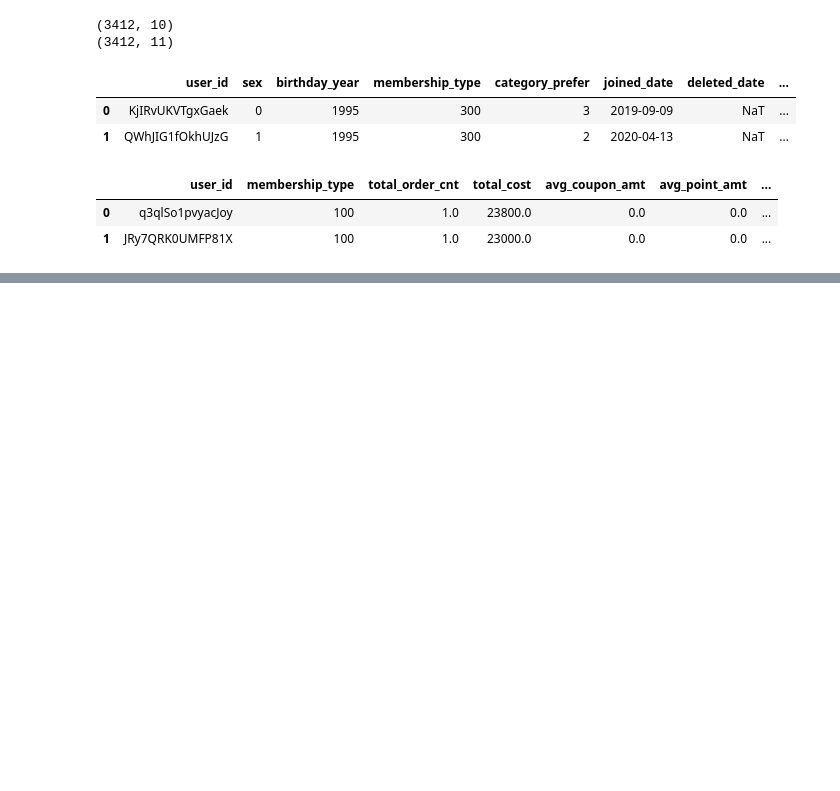
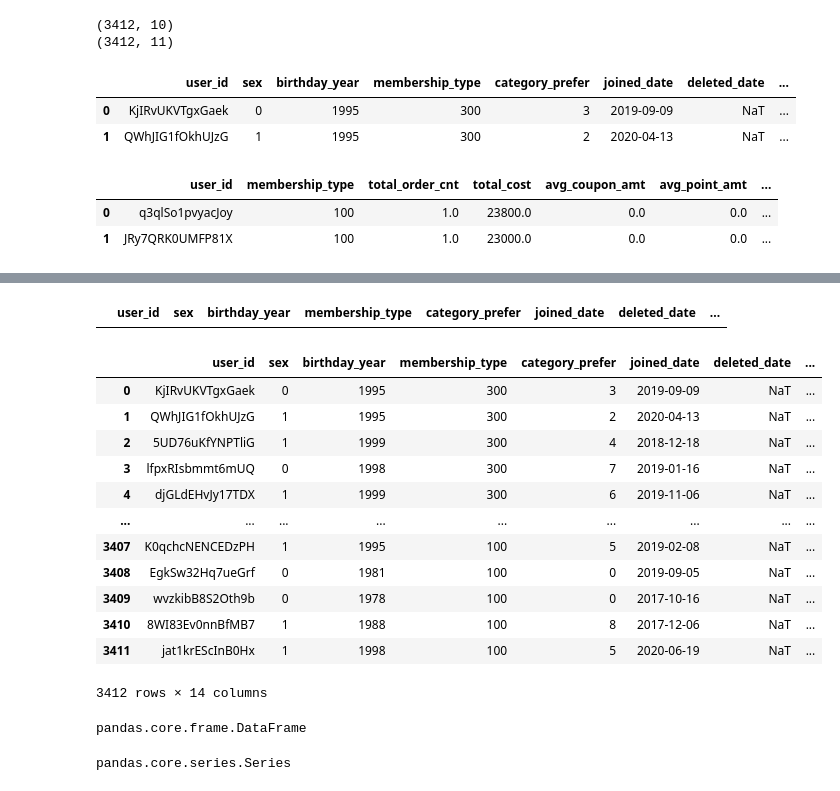
Before and after one commit to Vaycold/Python_ML, a Jupyter notebook: Clustering/E-commerce Data.ipynb, the cells around one changed output, grey strips where cells are left out. Saved outputs shown, nothing was run; the diff lists cells and outputs as text; code cells hidden in the pictures; blank space fills up the shorter version.

```diff
--- a/Clustering/E-commerce Data.ipynb
+++ b/Clustering/E-commerce Data.ipynb
@@ -61,0 +71,5 @@ user_stats_df.head(2)
+# %%
+# 고객의 나이정보 생성
+this_year = 2021
+user_meta_df['age'] =this_year - user_meta_df['birthday_year'] + 1
+user_meta_df.head(2)
@@ -61,0 +183,32 @@ user_stats_df.head(2)
+# %%
+# 2. 고객 메타 데이터는 user_id 기준으로 unique 해야 되기 때문에 중복 데이터를 확인하자
+user_meta_df[user_meta_df.duplicated(['user_id'])]
+# %% [output]
+|  | user_id | sex | birthday_year | membership_type | category_prefer | joined_date | deleted_date | ... |
+# %%
+# 중복데이터가 있다면 지우자.
+user_meta_df.drop_duplicates(subset='user_id')
+# %% [output]
+|  | user_id | sex | birthday_year | membership_type | category_prefer | joined_date | deleted_date | ... |
+| 0 | KjIRvUKVTgxGaek | 0 | 1995 | 300 | 3 | 2019-09-09 | NaT | ... |
+| 1 | QWhJIG1fOkhUJzG | 1 | 1995 | 300 | 2 | 2020-04-13 | NaT | ... |
+| 2 | 5UD76uKfYNPTliG | 1 | 1999 | 300 | 4 | 2018-12-18 | NaT | ... |
+| 3 | lfpxRIsbmmt6mUQ | 0 | 1998 | 300 | 7 | 2019-01-16 | NaT | ... |
+| 4 | djGLdEHvJy17TDX | 1 | 1999 | 300 | 6 | 2019-11-06 | NaT | ... |
+| ... | ... | ... | ... | ... | ... | ... | ... | ... |
+| 3407 | K0qchcNENCEDzPH | 1 | 1995 | 100 | 5 | 2019-02-08 | NaT | ... |
+| 3408 | EgkSw32Hq7ueGrf | 0 | 1981 | 100 | 0 | 2019-09-05 | NaT | ... |
+| 3409 | wvzkibB8S2Oth9b | 0 | 1978 | 100 | 0 | 2017-10-16 | NaT | ... |
+| 3410 | 8WI83Ev0nnBfMB7 | 1 | 1988 | 100 | 8 | 2017-12-06 | NaT | ... |
+| 3411 | jat1krEScInB0Hx | 1 | 1998 | 100 | 5 | 2020-06-19 | NaT | ... |
+3412 rows × 14 columns
+# %%
+# 멤버쉽 타입별 분포를 확인해보자.
+
+type(user_meta_df.groupby(['membership_type'])[['user_id']].count()) # 대괄호 안에 두개 안에 넣으면 dataframe
+# %% [output]
+pandas.core.frame.DataFrame
+# %%
+type(user_meta_df.groupby(['membership_type'])['user_id'].count()) # 하나만 넣으면 series임.
+# %% [output]
+pandas.core.series.Series
```
Also changed, not shown: parts of 43 cells of this notebook.
